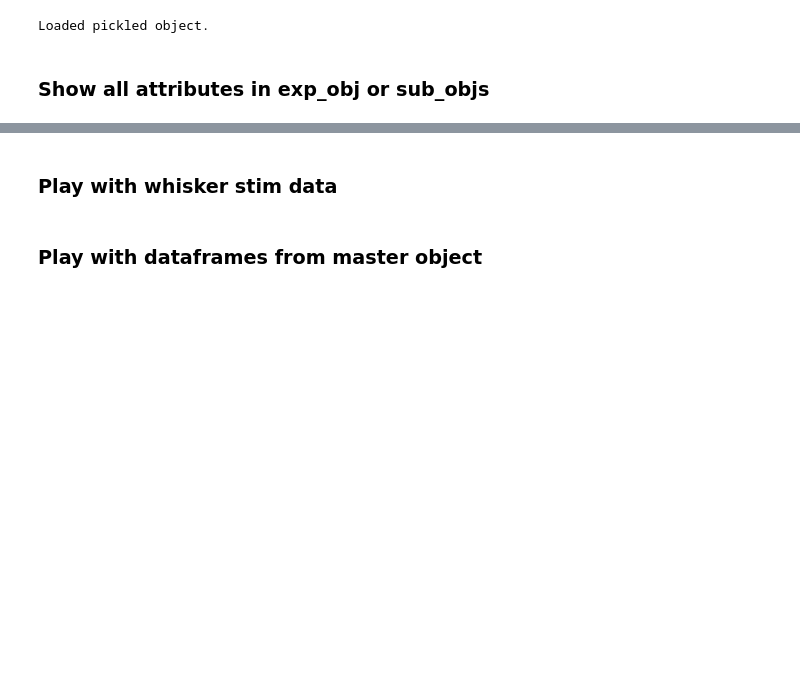
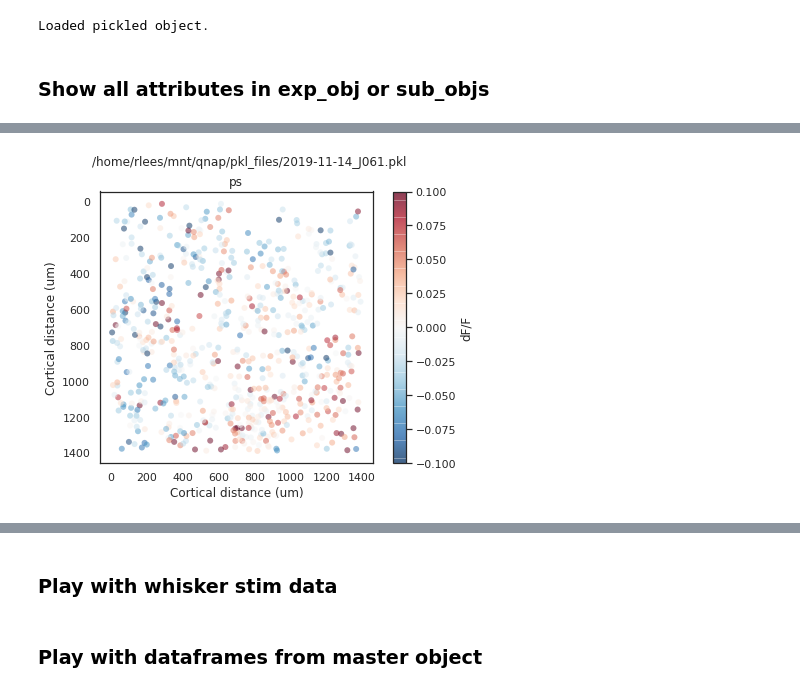
Before and after one commit to Packer-Lab/Vape, a Jupyter notebook: jupyter/rob/playground.ipynb, the cells around one changed output, grey strips where cells are left out. Saved outputs shown, nothing was run; the diff lists cells and outputs as text; code cells hidden in the pictures; blank space fills up the shorter version.

```diff
--- a/jupyter/rob/playground.ipynb
+++ b/jupyter/rob/playground.ipynb
@@ -281,0 +318,88 @@ plt.savefig(os.path.join(fig_save_path, 'grand_mean_std_s1s2.svg'))
+# %%
+# plot sta excitation and inhibition in space
+
+pkl_files = os.listdir(pkl_folder)
+
+all_amps = []
+all_dists = []
+all_x = []
+all_y = []
+
+for i,pkl in enumerate(pkl_files):
+    if '.pkl' in pkl:
+
+        pkl_path = os.path.join(pkl_folder, pkl)
+
+        with open(pkl_path, 'rb') as f:
+            exp_obj = pickle.load(f)
+
+        pkl_list = []
+#         pkl_list.append(exp_obj.photostim_r)
+        pkl_list.append(exp_obj.photostim_s)
+
+#         if exp_obj.whisker_stim.n_frames > 0:
+#             pkl_list.append(exp_obj.whisker_stim)
+
+#         if exp_obj.spont.n_frames > 0:
+#             pkl_list.append(exp_obj.spont)
+
+        fig = plt.figure(figsize=(7*len(pkl_list),5))
+        fig.suptitle(pkl_path)
+
+        for i,sub_obj in enumerate(pkl_list):
+
+            followers = []
+
+            for cell in range(sub_obj.n_units[0]):
+                cell_coord = sub_obj.cell_med[0][cell]
+
+                if sub_obj.stim_type is 'w':
+                    followers.append(([cell_coord[1],cell_coord[0]], sub_obj.sta_amplitudes[0][cell]))
+                elif sub_obj.stim_type is 'none':
+                    if exp_obj.photostim_r.targeted_cells[cell]==0:
+                        followers.append(([cell_coord[1],cell_coord[0]], sub_obj.sta_amplitudes[0][cell]))
+                else:
+                    if sub_obj.targeted_cells[cell]==0:
+                        followers.append(([cell_coord[1],cell_coord[0]], sub_obj.sta_amplitudes[0][cell]))
+
+#             tree = spatial.KDTree(sub_obj.target_coords)
+
+            norm_x = []
+            norm_y = []
+            amps = []
+            dists = []
+
+            for coord, amp in followers:
+#                 dist, index = tree.query(coord)
+#                 x,y = np.subtract(coord, sub_obj.target_coords[index])
+#                 norm_x.append(x)
+#                 norm_y.append(y)
+#                 dists.append(dist)
+                amps.append(amp)
+
+                norm_x.append(coord[0])
+                norm_y.append(coord[1])
+
+            x_um = [x*sub_obj.pix_sz_x for x in norm_x]
+            y_um = [y*sub_obj.pix_sz_y for y in norm_y]
+            ax = fig.add_subplot(1, len(pkl_list), i+1)
+            sc = ax.scatter(x_um, y_um, c=amps, cmap='RdBu_r', vmin=-0.1, vmax=0.1, alpha=0.5, linewidth=0)
+
+            ax.set_aspect('equal')
+            ax.set_xlabel('Cortical distance (um)')
+            ax.set_ylabel('Cortical distance (um)')
+            ax.set_title(sub_obj.stim_type)
+            ax.set_ylim(ax.get_ylim()[::-1])
+
+            all_amps.extend(amps)
+            all_dists.extend(np.absolute(dists))
+            all_x.extend(x_um)
+            all_y.extend(y_um)
+
+        cb = plt.colorbar(sc, ax=ax)
+        cb.set_label('dF/F')
+
+#         plt.savefig(os.path.join(fig_save_path, 'spatial_responses', pkl[:-4] + '_spont_dFF_spatial.png'))
+#         plt.savefig(os.path.join(fig_save_path, 'spatial_responses', pkl[:-4] + '_spont_dFF_spatial.svg'))
+# %% [output]
+[figure, added]
```
Also changed, not shown: parts of 18 cells of this notebook, 5 other files.
